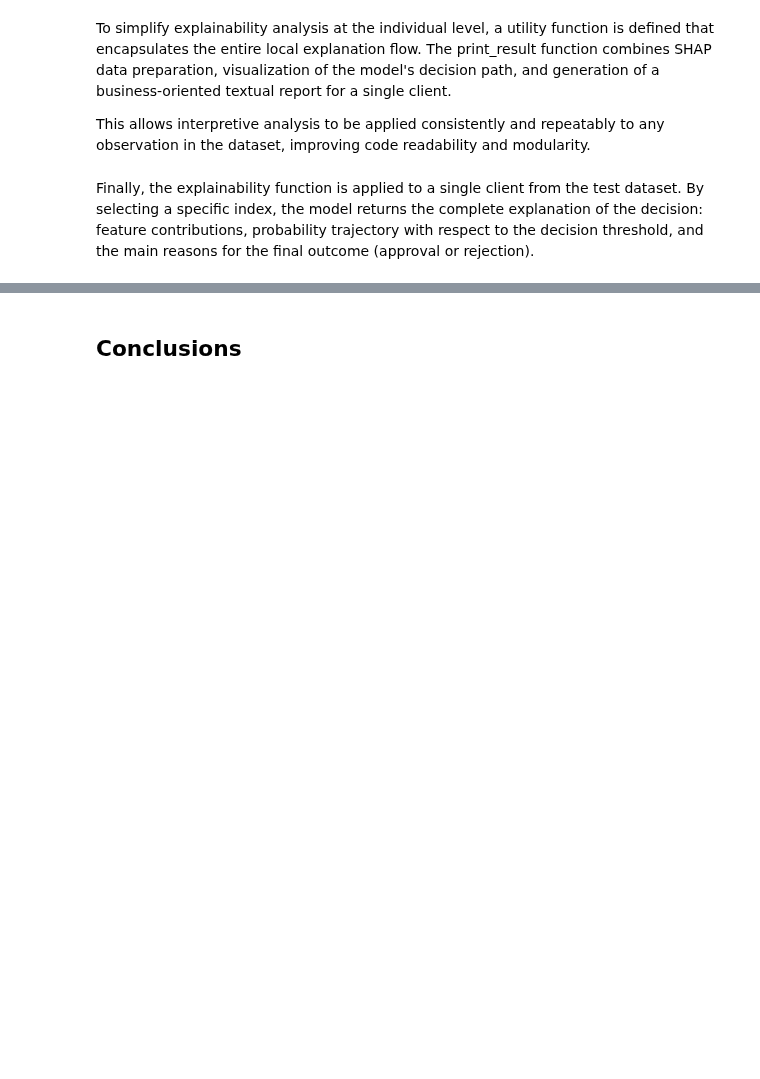
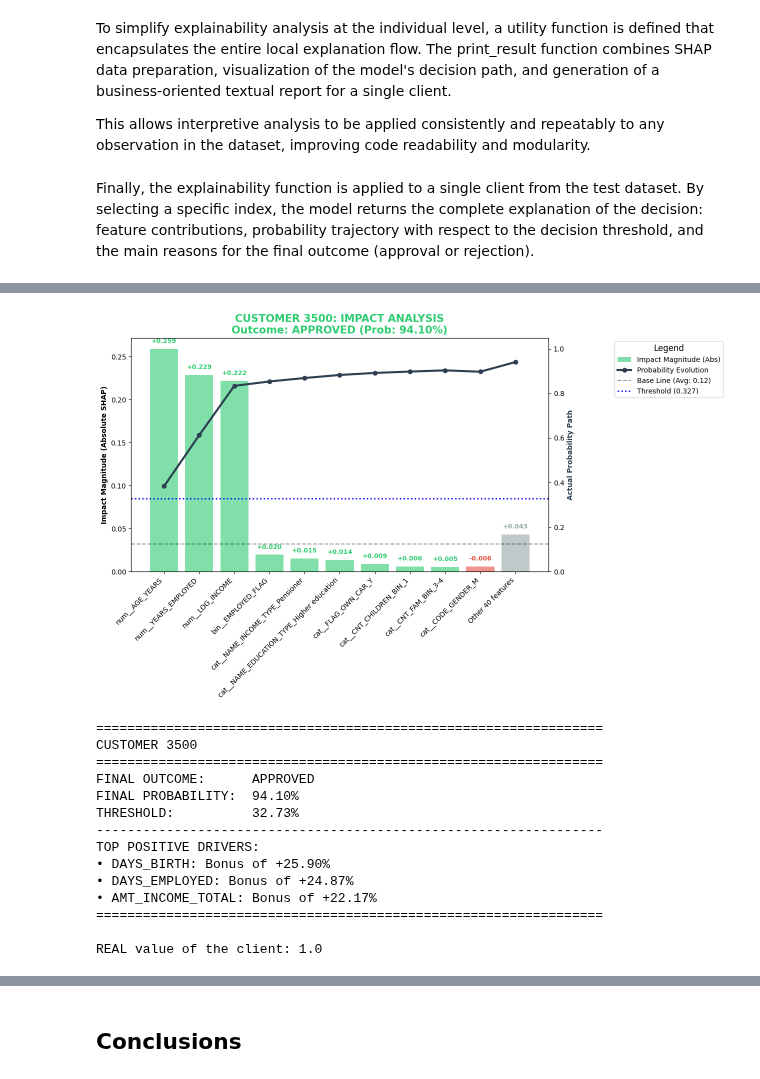
Before and after one commit to Antonio-Martella/end-to-end-ml-credit-risk, a Jupyter notebook: Credit_score.ipynb, the cells around one changed output, grey strips where cells are left out. Saved outputs shown, nothing was run; the diff lists cells and outputs as text; code cells hidden in the pictures; blank space fills up the shorter version.

```diff
--- a/Credit_score.ipynb
+++ b/Credit_score.ipynb
@@ -1355,0 +1320,18 @@ Valore REALE del cliente: 1
+# %%
+print_result(explanation, best_threshold, 3500, y_test)
+# %% [output]
+[figure, added]
+=================================================================
+CUSTOMER 3500
+=================================================================
+FINAL OUTCOME:      APPROVED
+FINAL PROBABILITY:  94.10%
+THRESHOLD:          32.73%
+-----------------------------------------------------------------
+TOP POSITIVE DRIVERS:
+• DAYS_BIRTH: Bonus of +25.90%
+• DAYS_EMPLOYED: Bonus of +24.87%
+• AMT_INCOME_TOTAL: Bonus of +22.17%
+=================================================================
+
+REAL value of the client: 1.0
```
Also changed, not shown: parts of 64 cells of this notebook, 2 other files.
